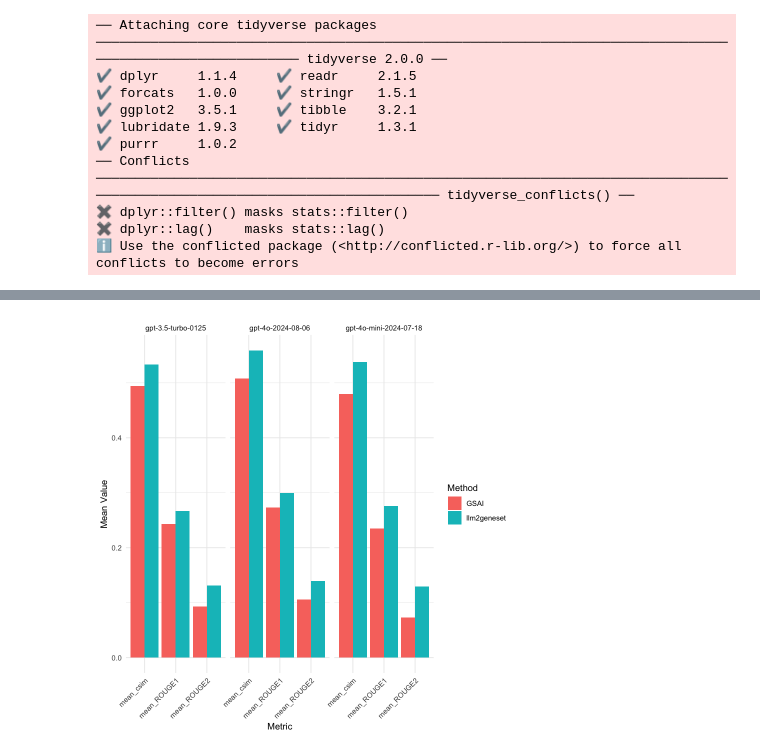
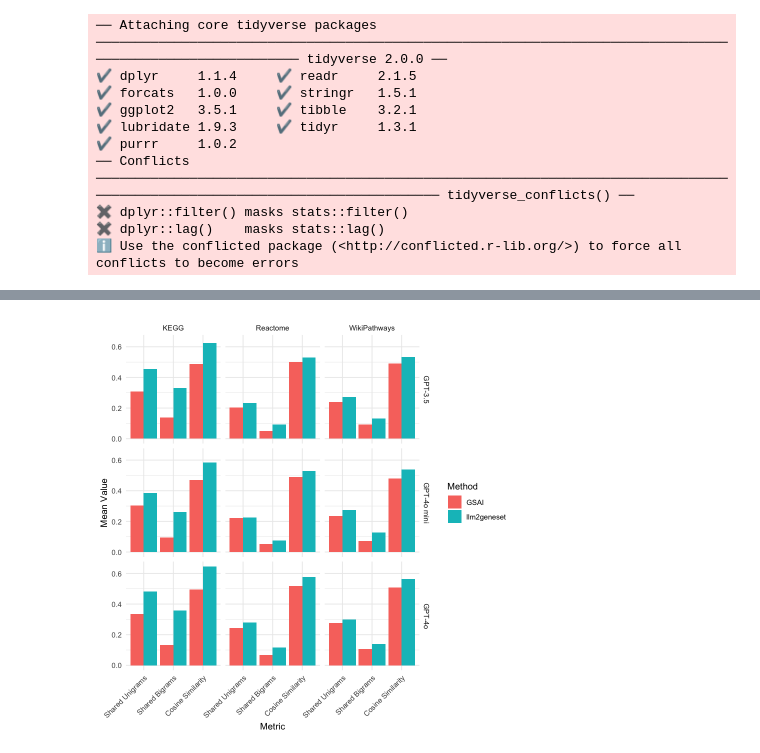
Before and after one commit to Alector-BIO/llm2geneset, a Jupyter notebook: notebooks/fig3.ipynb, the cells around one changed output, grey strips where cells are left out. Drawn from its saved outputs; the diff is of its cells as text; code cells hidden in the pictures.

```diff
--- a/notebooks/fig3.ipynb
+++ b/notebooks/fig3.ipynb
@@ -95,12 +131,25 @@ A tibble: 18 × 7
-# %%
-
-
-# Create a bar plot of 'mean_value', grouped by 'metric' and filled by 'method', faceted by 'model'
-ggplot(df_long, aes(x = metric, y = mean_value, fill = method)) +
-  geom_bar(stat = "identity", position = "dodge") +  # Create a grouped bar plot with side-by-side bars
-  facet_wrap(~ model) +  # Facet the plot by 'model'
-  labs(x = "Metric", y = "Mean Value", fill = "Method") +  # Set axis and legend labels
-  theme_minimal() +  # Use a minimal theme
-  theme(axis.text.x = element_text(angle = 45, hjust = 1))  # Rotate x-axis labels for readability
-# %% [output]
-[figure, removed]
+# %%
+
+df_long <- df_long %>%
+  mutate(metric = case_when(
+    metric == "mean_csim" ~ "Cosine Similarity",
+    metric == "mean_ROUGE1" ~ "Shared Unigrams",
+    metric == "mean_ROUGE2" ~ "Shared Bigrams",
+    TRUE ~ metric  # Leave other values unchanged
+  ))
+
+df_long <- df_long %>%
+  mutate(metric = factor(metric, levels = c("Shared Unigrams", "Shared Bigrams",
+                                            "Cosine Similarity")))
+# %%
+
+# Create a bar plot of 'mean_value', grouped by 'metric' and filled by 'method', faceted by 'model' and 'library'
+p <- ggplot(df_long, aes(x = metric, y = mean_value, fill = method)) +
+  geom_bar(stat = "identity", position = "dodge") +  # Create a grouped bar plot with side-by-side bars
+  facet_grid(model ~ library) +  # Facet by 'model' across rows and 'library' across columns
+  labs(x = "Metric", y = "Mean Value", fill = "Method") +  # Set axis and legend labels
+  theme_minimal() +  # Use a minimal theme
+  theme(axis.text.x = element_text(angle = 45, hjust = 1))  # Rotate x-axis labels for readability
+p
+# %% [output]
+[figure, added]
```
Also changed, not shown: parts of 15 cells of this notebook, 10 other files.
